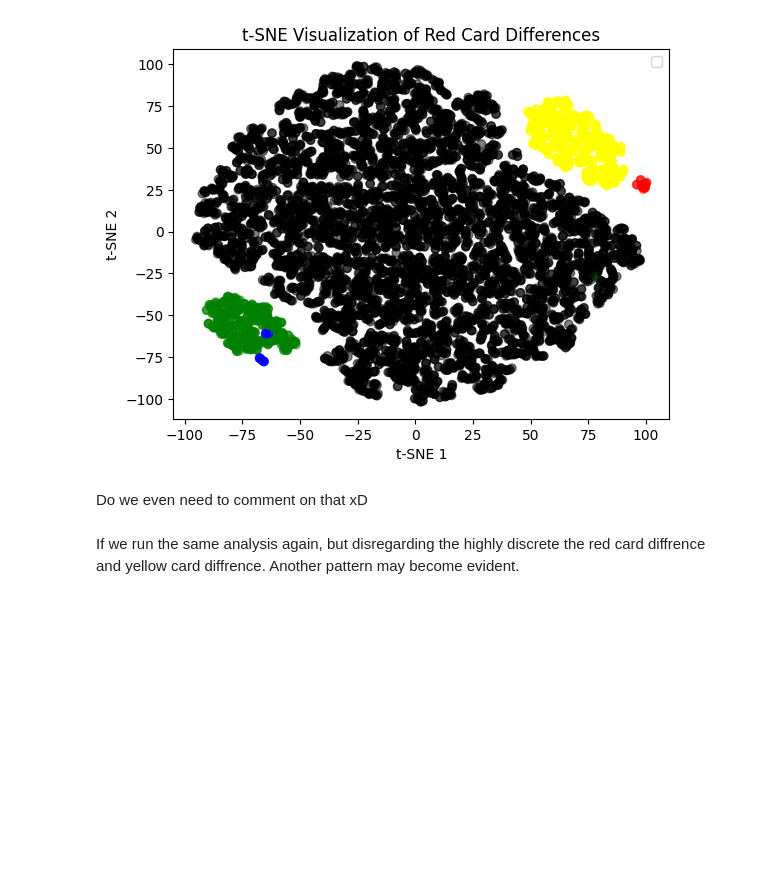
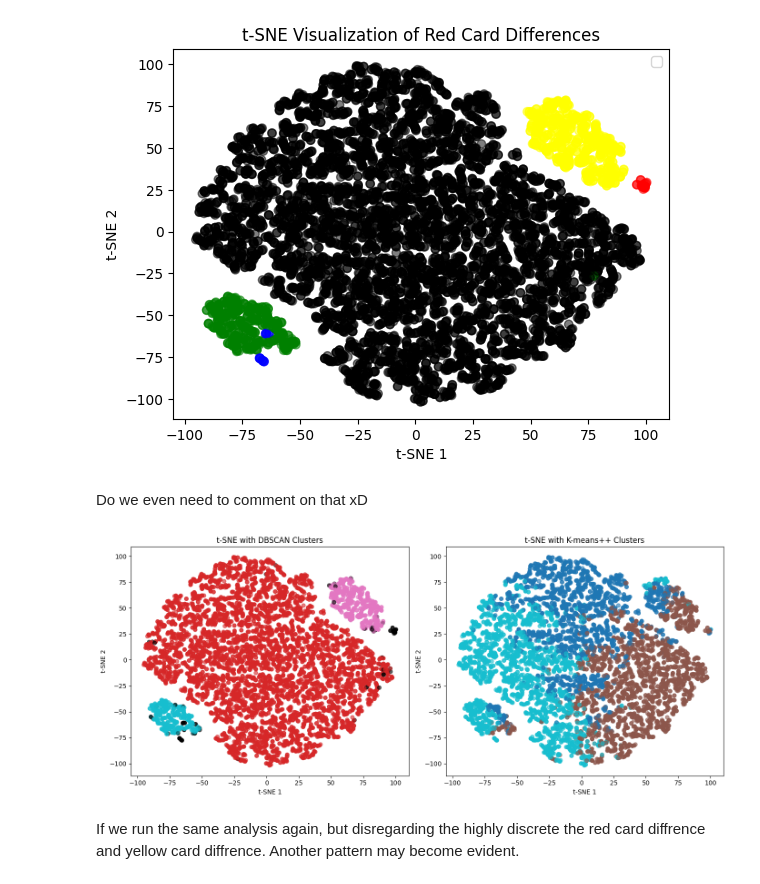
Before and after one commit to frederik007hb/Data-Mining, a Jupyter notebook: Group29_Checkpoint 1.ipynb, the cells around one changed output. Cells and saved outputs as stored; diff of their text form; code cells hidden in the pictures; blank space fills up the shorter version.

```diff
--- a/Group29_Checkpoint 1.ipynb
+++ b/Group29_Checkpoint 1.ipynb
@@ -511,6 +511,47 @@ plt.show()
 [figure]
 # %% [markdown]
 Do we even need to comment on that xD
+# %%
+# --- Color t-SNE based on both DBSCAN and K-means clustering results ---
+
+fig, ax = plt.subplots(1, 2, figsize=(14,6))
+
+# --- DBSCAN subplot ---
+
+unique_labels = np.unique(labels)
+colors_db = plt.cm.tab10(np.linspace(0, 1, len(unique_labels)))
+
+point_colors_db = [
+    'black' if lbl == -1 else colors_db[np.where(unique_labels == lbl)[0][0]]
+    for lbl in labels
+]
+
+ax[0].scatter(embedding[:, 0], embedding[:, 1], color=point_colors_db, alpha=0.6)
+ax[0].set_xlabel("t-SNE 1")
+ax[0].set_ylabel("t-SNE 2")
+ax[0].set_title("t-SNE with DBSCAN Clusters")
+
+
+
+# --- K-means++ subplot ---
+
+unique_labels_k = np.unique(labels_kmeans)
+colors_k = plt.cm.tab10(np.linspace(0, 1, len(unique_labels_k)))
+
+point_colors_k = [
+    colors_k[np.where(unique_labels_k == lbl)[0][0]]
+    for lbl in labels_kmeans
+]
+
+ax[1].scatter(embedding[:, 0], embedding[:, 1], color=point_colors_k, alpha=0.6)
+ax[1].set_xlabel("t-SNE 1")
+ax[1].set_ylabel("t-SNE 2")
+ax[1].set_title("t-SNE with K-means++ Clusters")
+
+plt.tight_layout()
+plt.show()
+# %% [output]
+[figure, added]
 # %% [markdown]
 If we run the same analysis again, but disregarding the highly discrete the red card diffrence and yellow card diffrence. Another pattern may become evident.
 # %% [markdown]
```
